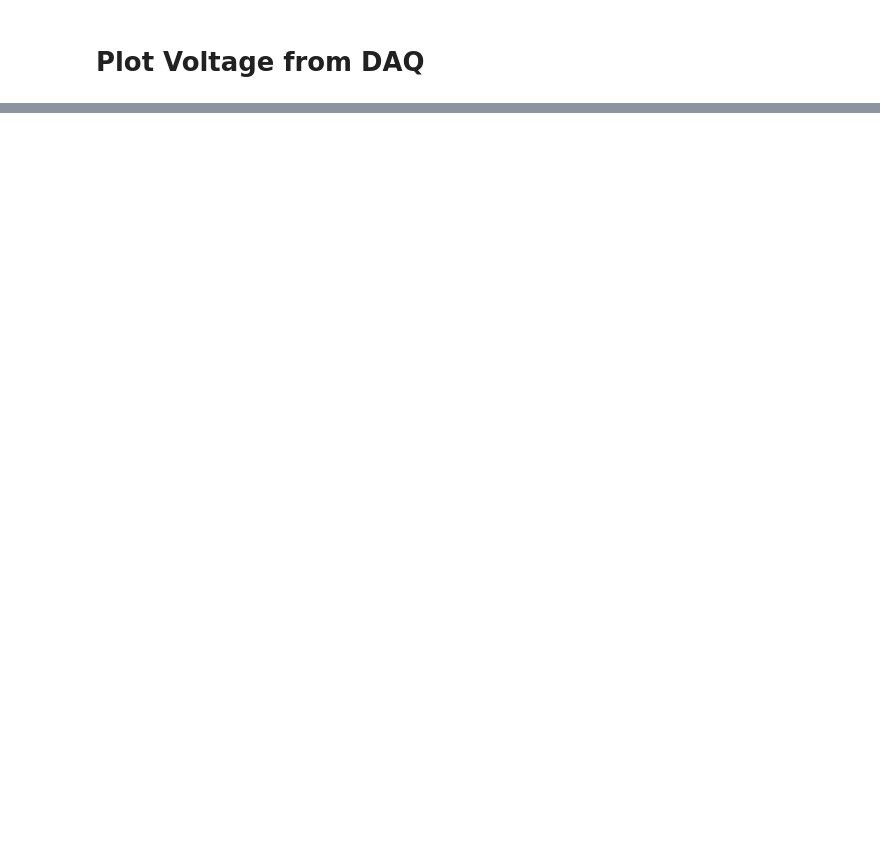
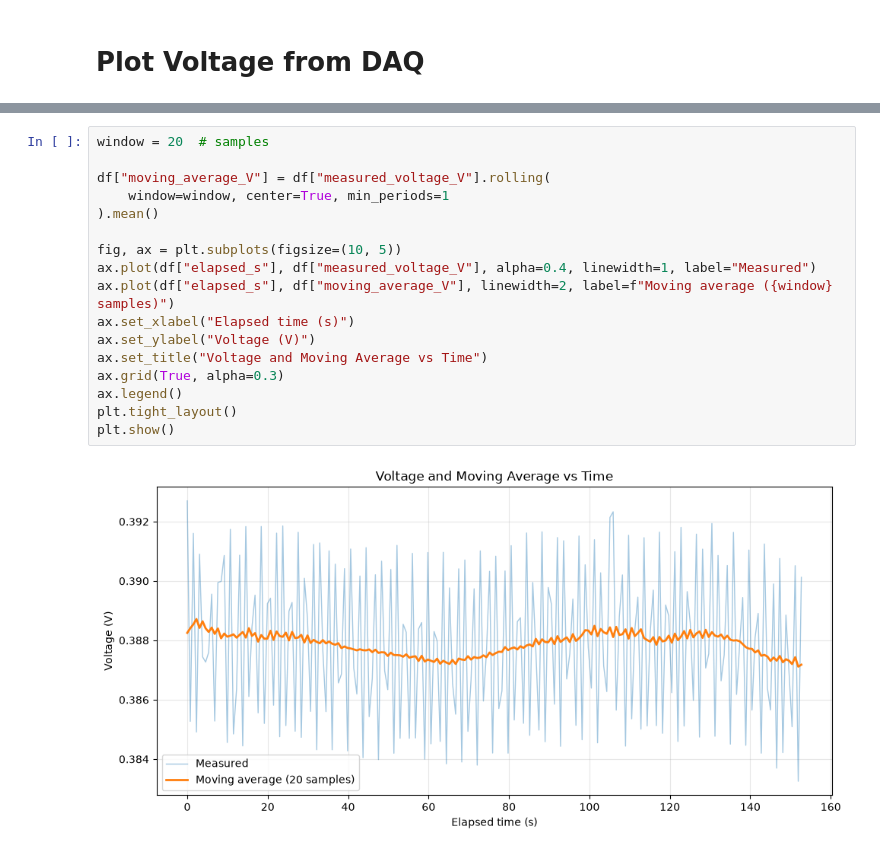
Before and after one commit to diyamagnetism/DHO900-Oscilliscope-Scripts, a Jupyter notebook: DAQ_reading/daq_plot.ipynb, the cells around one changed output, grey strips where cells are left out. Saved outputs shown, nothing was run; the diff lists cells and outputs as text; blank space fills up the shorter version.

```diff
--- a/DAQ_reading/daq_plot.ipynb
+++ b/DAQ_reading/daq_plot.ipynb
@@ -34,0 +38,19 @@ plt.show()
+# %%
+window = 20  # samples
+
+df["moving_average_V"] = df["measured_voltage_V"].rolling(
+    window=window, center=True, min_periods=1
+).mean()
+
+fig, ax = plt.subplots(figsize=(10, 5))
+ax.plot(df["elapsed_s"], df["measured_voltage_V"], alpha=0.4, linewidth=1, label="Measured")
+ax.plot(df["elapsed_s"], df["moving_average_V"], linewidth=2, label=f"Moving average ({window} samples)")
+ax.set_xlabel("Elapsed time (s)")
+ax.set_ylabel("Voltage (V)")
+ax.set_title("Voltage and Moving Average vs Time")
+ax.grid(True, alpha=0.3)
+ax.legend()
+plt.tight_layout()
+plt.show()
+# %% [output]
+[figure, added]
```
Also changed, not shown: parts of 3 cells of this notebook, 1 other file.
